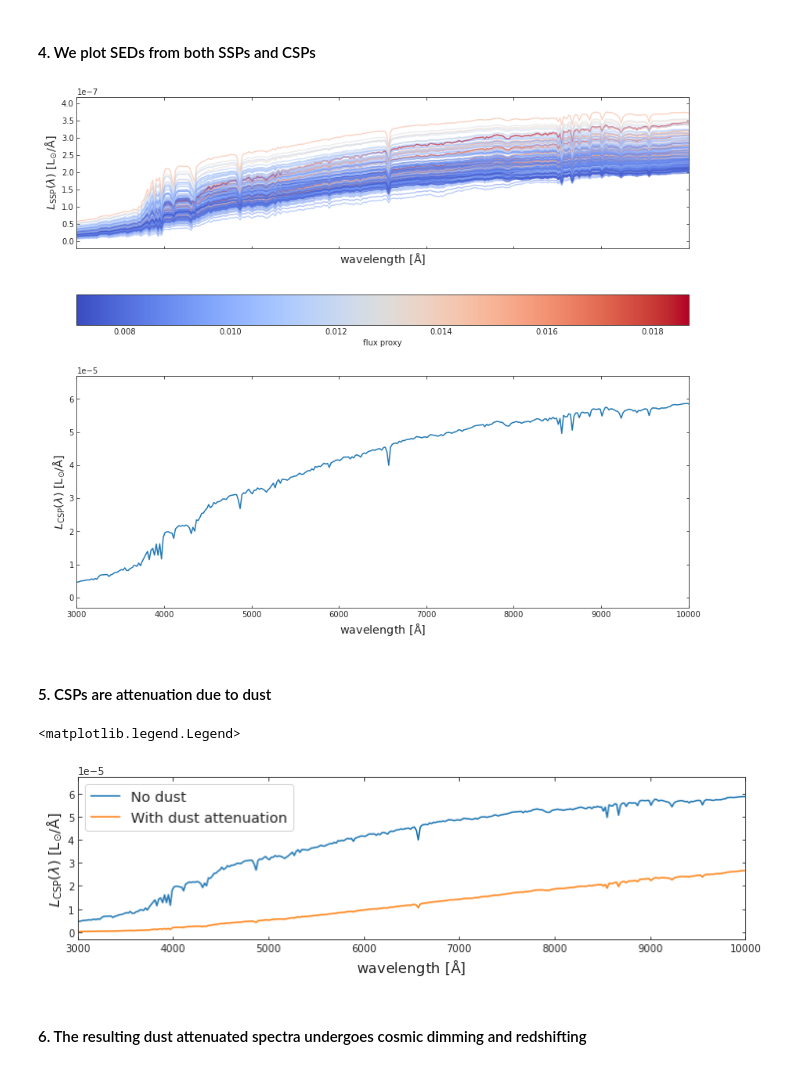
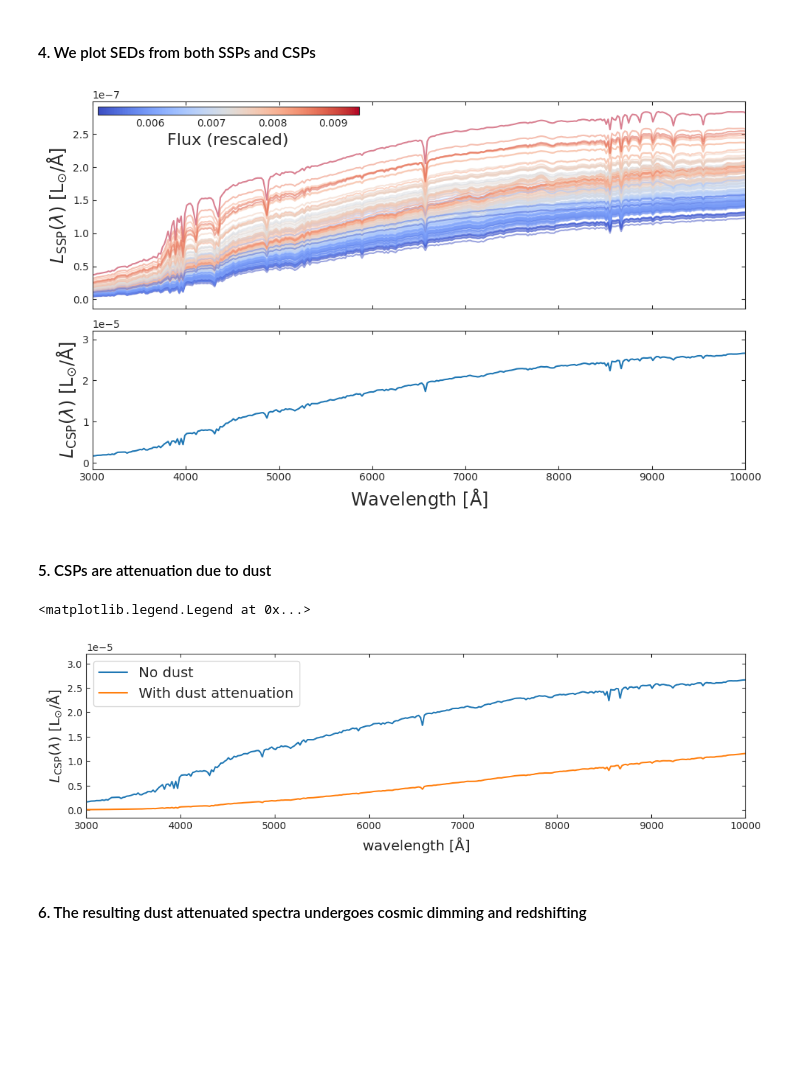
Before and after one commit to nesar/watercolor, a Jupyter notebook: nbs/index.ipynb, the cells around one changed output. Drawn from its saved outputs; the diff is of its cells as text; code cells hidden in the pictures; blank space fills up the shorter version.

```diff
--- a/nbs/index.ipynb
+++ b/nbs/index.ipynb
@@ -558,7 +558,7 @@ from watercolor.filter_convolution import load_survey_pickle, photometry_from_sp
 # %%
 fof_halo_tag, if_satellite, galaxy_tags, stellar_idx, metal_hydro, mass, age_hydro, x, y, z , vx, vy, vz = watercolor.load_sim_stellar_catalog.load_hacc_galaxy_data(galaxy_star_catalog_file)
 # %%
-galaxy_number = 4 # Choosing one of the galaxies in the catalog
+galaxy_number = 42 # Choosing one of the galaxies in the catalog
 unique_galaxy_tag = np.unique(galaxy_tags)[galaxy_number]
 print('Number of galaxies: %d'%np.unique(galaxy_tags).shape[0])
 
@@ -582,49 +582,57 @@ spec_wave_ssp, spec_flux_ssp, spec_csp, flux_proxy, gal_stellar_mass = watercolo
 # %% [markdown]
 #### 4. We plot SEDs from both SSPs and CSPs
 # %%
-fig, a = plt.subplots(2,1, figsize=(14, 12), sharex=True, sharey=False)
+from mpl_toolkits.axes_grid1.inset_locator import inset_axes
+
+
+fig, a = plt.subplots(2,1, figsize=(10, 6), sharex=True, sharey=False, height_ratios=[3, 2])
 c_norm = mpl.colors.Normalize(vmin=np.min(flux_proxy), vmax=np.max(flux_proxy))
+# c_norm = mpl.colors.Normalize(vmin=np.min(np.log10(mass)), vmax=np.max(np.log10(mass)))
 c_map  = mpl.cm.coolwarm
 
 s_map  = mpl.cm.ScalarMappable(cmap=c_map, norm=c_norm)
 s_map.set_array([])
 
 
 for idx in range(spec_flux_ssp.shape[0]):
 
     # spec_flux_ssp[idx] = spec_ssp(age_hydro[ssp_id], metal_hydro[ssp_id], mass[ssp_id])
     a[0].plot(spec_wave_ssp, spec_flux_ssp[idx],
               # color=s_map.to_rgba(np.log10(mass[ssp_id])),
               color=s_map.to_rgba(flux_proxy[idx]),
               alpha=0.5)
 
-fig.colorbar(s_map, ax = a[0],
-             orientation = 'horizontal',
-             # label=r'stellar mass', pad=0.2)
-             label=r'flux proxy', pad=0.2)
 
+cbaxes = inset_axes(a[0], width="40%", height="4%", loc=2)
+# plt.colorbar(cax=cbaxes, ticks=[0.,1], orientation='horizontal')
+
+cbar = plt.colorbar(s_map, cax = cbaxes,
+             orientation = 'horizontal')
+             # pad=0.1)
+
+cbar.set_label(r'Flux (rescaled)', fontsize=16)
 
 #####################################################################
 
 a[1].plot(spec_wave_ssp, spec_csp)
 
 
 # a[0].set_ylim(1e-9, 1e-6)
 # a[0].set_yscale('log')
 # a[1].set_yscale('log')
 # a[1].set_xscale('log')
 a[1].set_xlim(3e3, 1e4)
 
+# a[0].set_xlabel(r'${\rm Wavelength\ [\AA]}$', fontsize = 'xx-large')
+a[1].set_xlabel(r'${\rm Wavelength\ [\AA]}$', fontsize = 'xx-large')
+a[0].set_ylabel(r'$L_{\rm SSP}(\lambda)\ {\rm [L_{\odot}/\AA]}$', fontsize = 'xx-large')
+a[1].set_ylabel(r'$L_{\rm CSP}(\lambda)\ {\rm [L_{\odot}/\AA]}$', fontsize = 'xx-large')
 
-a[0].set_xlabel(r'${\rm wavelength\ [\AA]}$', fontsize = 'x-large')
-a[1].set_xlabel(r'${\rm wavelength\ [\AA]}$', fontsize = 'x-large')
-a[0].set_ylabel(r'$L_{\rm SSP}(\lambda)\ {\rm [L_{\odot}/\AA]}$', fontsize = 'x-large')
-a[1].set_ylabel(r'$L_{\rm CSP}(\lambda)\ {\rm [L_{\odot}/\AA]}$', fontsize = 'x-large')
+fig.tight_layout()
 
-
-plt.show()
+plt.savefig('../../Plots/ssp_csp_spec.png', dpi=300)
 # %% [output]
-[figure, old version]
+[figure, new version]
 # %% [markdown]
 #### 5. CSPs are attenuation due to dust
 # %%
@@ -640,8 +648,8 @@ a.set_xlabel(r'${\rm wavelength\ [\AA]}$', fontsize = 'x-large')
 a.set_ylabel(r'$L_{\rm CSP}(\lambda)\ {\rm [L_{\odot}/\AA]}$', fontsize = 'x-large')
 a.legend(fontsize='x-large')
 # %% [output]
-<matplotlib.legend.Legend>
+<matplotlib.legend.Legend at 0x...>
-[figure, old version]
+[figure, new version]
 # %% [markdown]
 #### 6. The resulting dust attenuated spectra undergoes cosmic dimming and redshifting
 # %%
```
Also changed, not shown: parts of 11 cells of this notebook, 2 other files.
